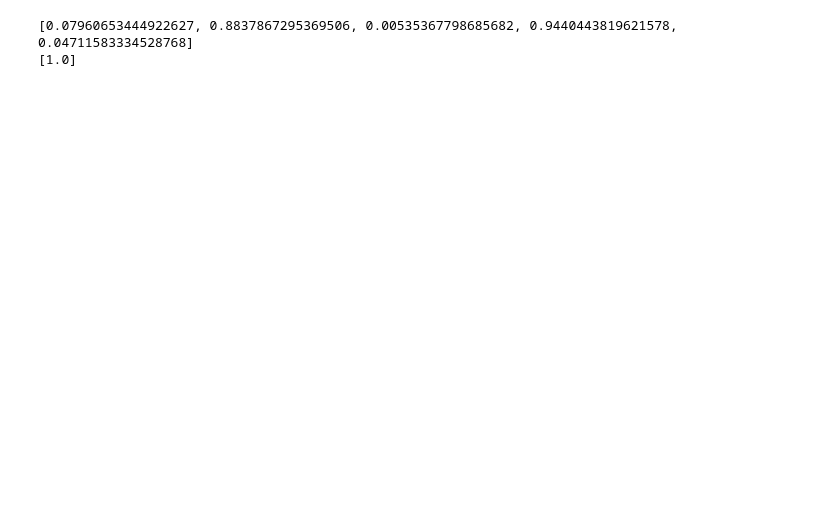
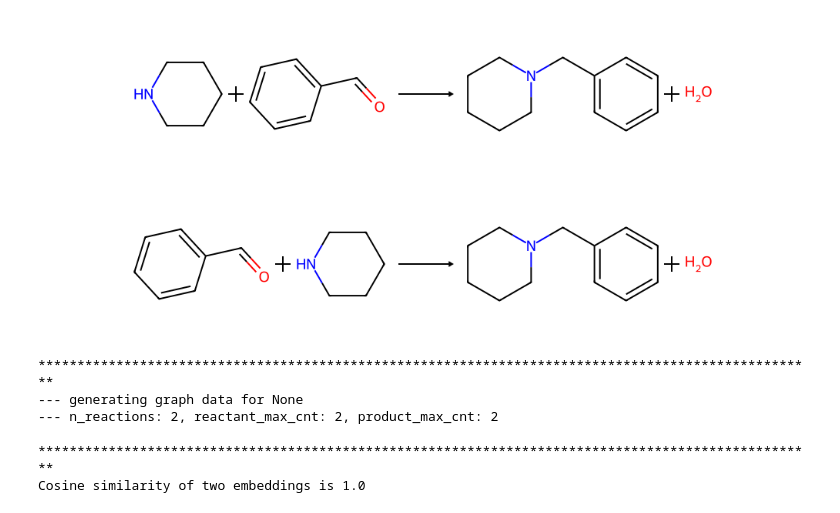
Before and after one commit to phuocchung123/SynCat, a Jupyter notebook: nbs/permutative_invariance.ipynb, the cells around one changed output. Saved outputs shown, nothing was run; the diff lists cells and outputs as text; code cells hidden in the pictures; blank space fills up the shorter version.

Commit message:
modify model.py permutative_invariance.ipynb attention_weights.ipynb

```diff
--- a/nbs/permutative_invariance.ipynb
+++ b/nbs/permutative_invariance.ipynb
@@ -138,8 +0,0 @@ N_p=rsmi_list[0].split(">>")[1].count(".") + 1
-# %%
-lst_att_r = sum_related(att_r[0], N_r)
-lst_att_p = sum_related(att_p[0],N_p)
-print(lst_att_r)
-print(lst_att_p)
-# %% [output]
-[0.07960653444922627, 0.8837867295369506, 0.00535367798685682, 0.9440443819621578, 0.04711583334528768]
-[1.0]
@@ -146,5 +10,30 @@ print(lst_att_p)
 # %%
-from rdkit.Chem import AllChem, Draw
-def visual_reaction(rsmi):
-    reaction=AllChem.ReactionFromSmarts(rsmi, useSmiles=True)
+def visual_rsmi(rsmi):
+    reaction=AllChem.ReactionFromSmarts(rsmi,useSmiles=True)
     return display(Draw.ReactionToImage(reaction))
+# %%
+rsmi_1='C1CCNCC1.C1=CC=C(C=C1)C=O>>C1CCN(CC1)CC2=CC=CC=C2.O'
+rsmi_2='C1=CC=C(C=C1)C=O.C1CCNCC1>>C1CCN(CC1)CC2=CC=CC=C2.O'
+
+visual_rsmi(rsmi_1)
+visual_rsmi(rsmi_2)
+
+print('*'*100)
+rsmi_lst=[rsmi_1,rsmi_2]
+prediction=predict(rsmi_lst,model_name='model_tpl')
+
+
+#[batch][index to get informations with their orders: label, att_reactants, att_products, reaction_embeddings][sample_order]
+print('*'*100)
+embed_rsmi_1 = prediction[0][-1][0]
+embed_rsmi_2 = prediction[0][-1][1]
+cosine_simi = F.cosine_similarity(embed_rsmi_1,embed_rsmi_2,dim=0).item()
+print(f'Cosine similarity of two embeddings is {np.round(cosine_simi,3)}')
+# %% [output]
+[figure, added]
+[figure, added]
+****************************************************************************************************
+--- generating graph data for None
+--- n_reactions: 2, reactant_max_cnt: 2, product_max_cnt: 2
+****************************************************************************************************
+Cosine similarity of two embeddings is 1.0
```
Also changed, not shown: parts of 12 cells of this notebook, 2 other files.
